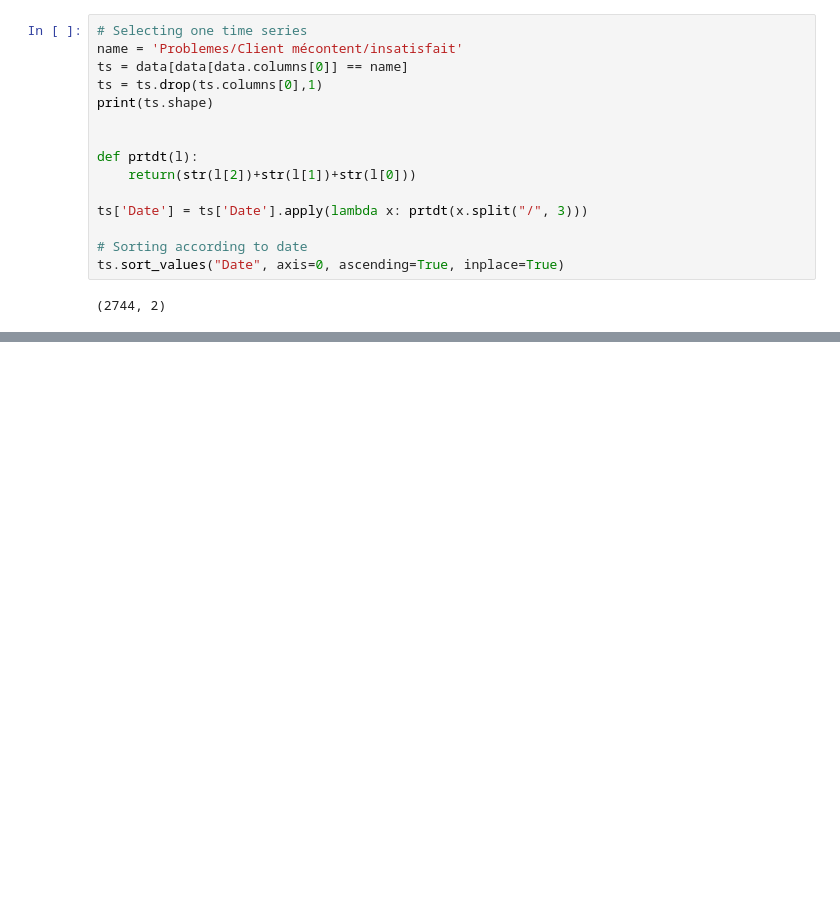
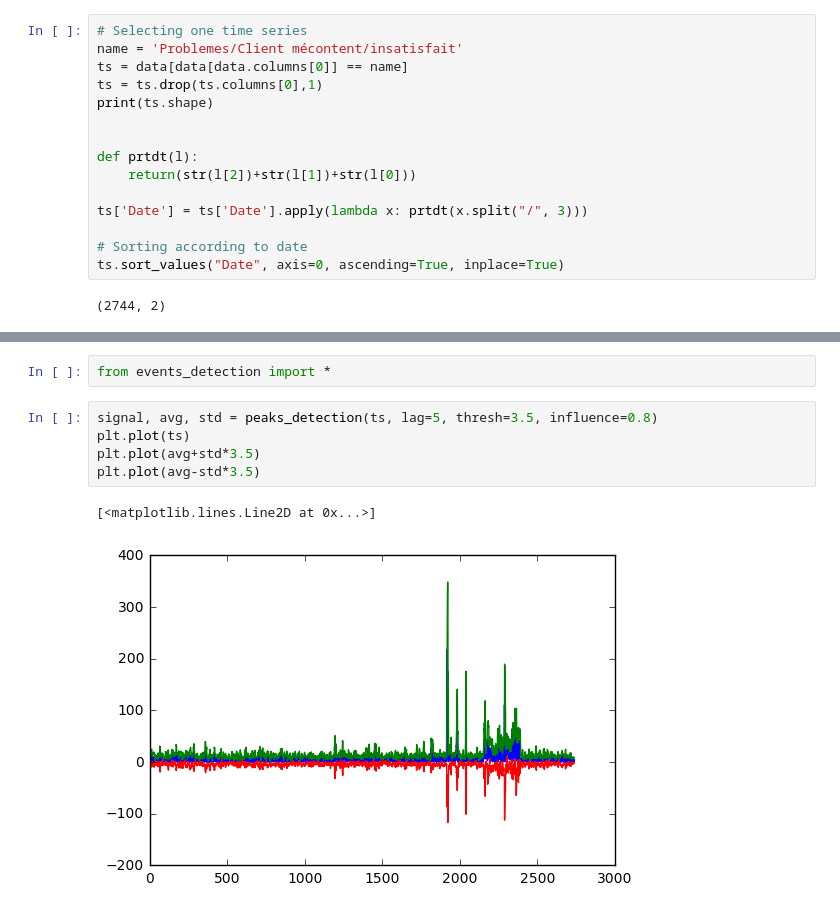
Before and after one commit to jcrouzet/temporal-search-engine, a Jupyter notebook: notebooks/Analysis.ipynb, the cells around one changed output, grey strips where cells are left out. Cells and saved outputs as stored; diff of their text form; blank space fills up the shorter version.

Commit message:
Added events detection functions and a notebook for examples

```diff
--- a/notebooks/Analysis.ipynb
+++ b/notebooks/Analysis.ipynb
@@ -45,0 +79,10 @@ plt.show()
+# %%
+from events_detection import *
+# %%
+signal, avg, std = peaks_detection(ts, lag=5, thresh=3.5, influence=0.8)
+plt.plot(ts)
+plt.plot(avg+std*3.5)
+plt.plot(avg-std*3.5)
+# %% [output]
+[<matplotlib.lines.Line2D at 0x...>]
+[figure, added]
```
Also changed, not shown: parts of 6 cells of this notebook, 3 other files.
